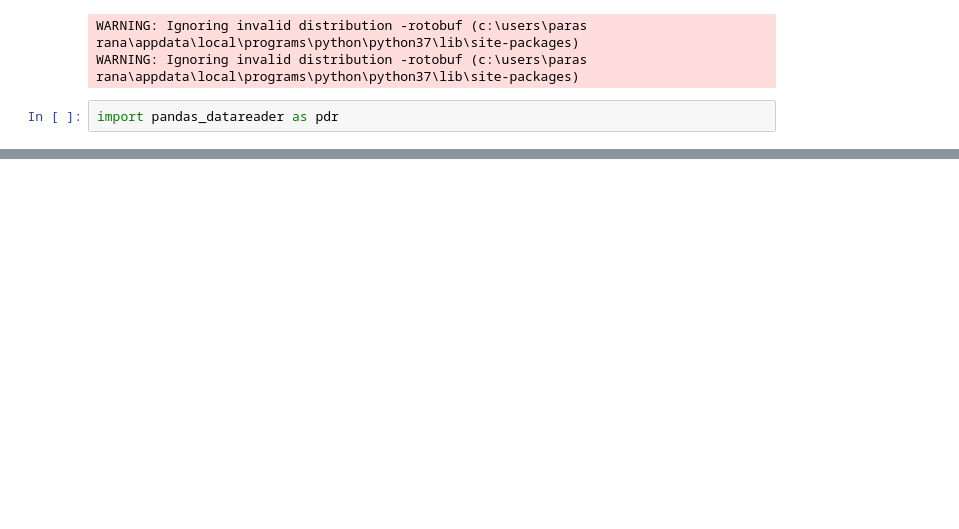
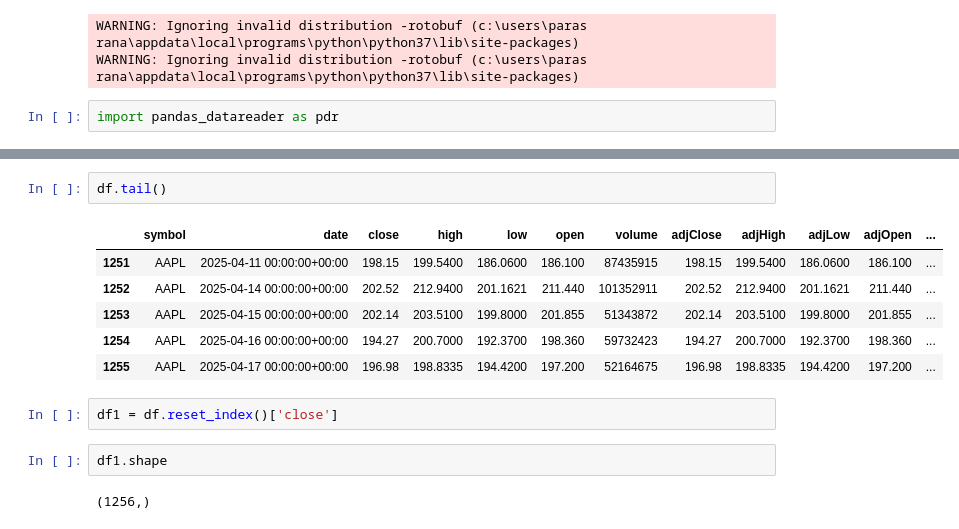
Before and after one commit to ParasRana123/Stock_Prediction_LSTM, a Jupyter notebook: Untitled.ipynb, the cells around one changed output, grey strips where cells are left out. Cells and saved outputs as stored; diff of their text form; blank space fills up the shorter version.

```diff
--- a/Untitled.ipynb
+++ b/Untitled.ipynb
@@ -23,0 +37,15 @@ SyntaxError: invalid syntax (848193652.py, line 1)
+# %%
+df.tail()
+# %% [output]
+|  | symbol | date | close | high | low | open | volume | adjClose | adjHigh | adjLow | adjOpen | ... |
+| 1251 | AAPL | 2025-04-11 00:00:00+00:00 | 198.15 | 199.5400 | 186.0600 | 186.100 | 87435915 | 198.15 | 199.5400 | 186.0600 | 186.100 | ... |
+| 1252 | AAPL | 2025-04-14 00:00:00+00:00 | 202.52 | 212.9400 | 201.1621 | 211.440 | 101352911 | 202.52 | 212.9400 | 201.1621 | 211.440 | ... |
+| 1253 | AAPL | 2025-04-15 00:00:00+00:00 | 202.14 | 203.5100 | 199.8000 | 201.855 | 51343872 | 202.14 | 203.5100 | 199.8000 | 201.855 | ... |
+| 1254 | AAPL | 2025-04-16 00:00:00+00:00 | 194.27 | 200.7000 | 192.3700 | 198.360 | 59732423 | 194.27 | 200.7000 | 192.3700 | 198.360 | ... |
+| 1255 | AAPL | 2025-04-17 00:00:00+00:00 | 196.98 | 198.8335 | 194.4200 | 197.200 | 52164675 | 196.98 | 198.8335 | 194.4200 | 197.200 | ... |
+# %%
+df1 = df.reset_index()['close']
+# %%
+df1.shape
+# %% [output]
+(1256,)
```
Also changed, not shown: parts of 13 cells of this notebook, 2 other files.
